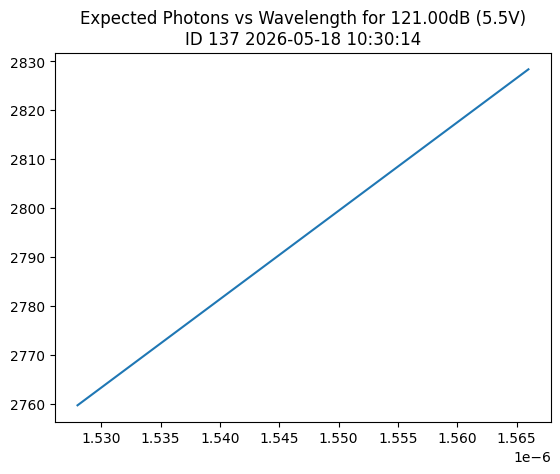
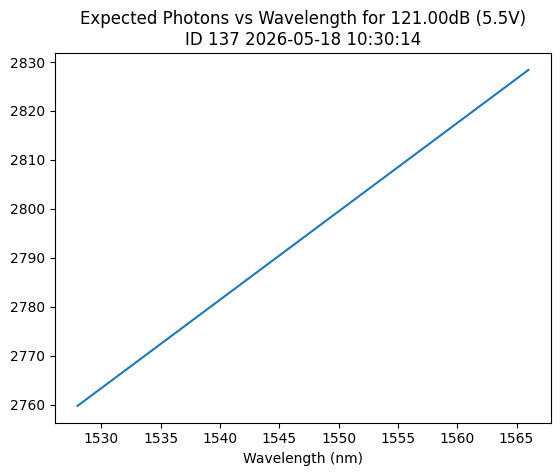
The change to this notebook cell's code, shown as a diff; its figure went from the first image to the second:
--- before
+++ after
@@ -5,3 +5,4 @@
 plt.plot(wavelength*1e9, Nphotons)
 plt.title(params.make_title(ID=137, title=f'Expected Photons vs Wavelength for {attenuation[0]:.2f}dB (5.5V)'))
-plt.xlabel('Wavele
+plt.xlabel('Wavelength (nm)')
+plt.xlabel('Photons/sec')

Commit: Photon number calculation over a range of wavelengths added.